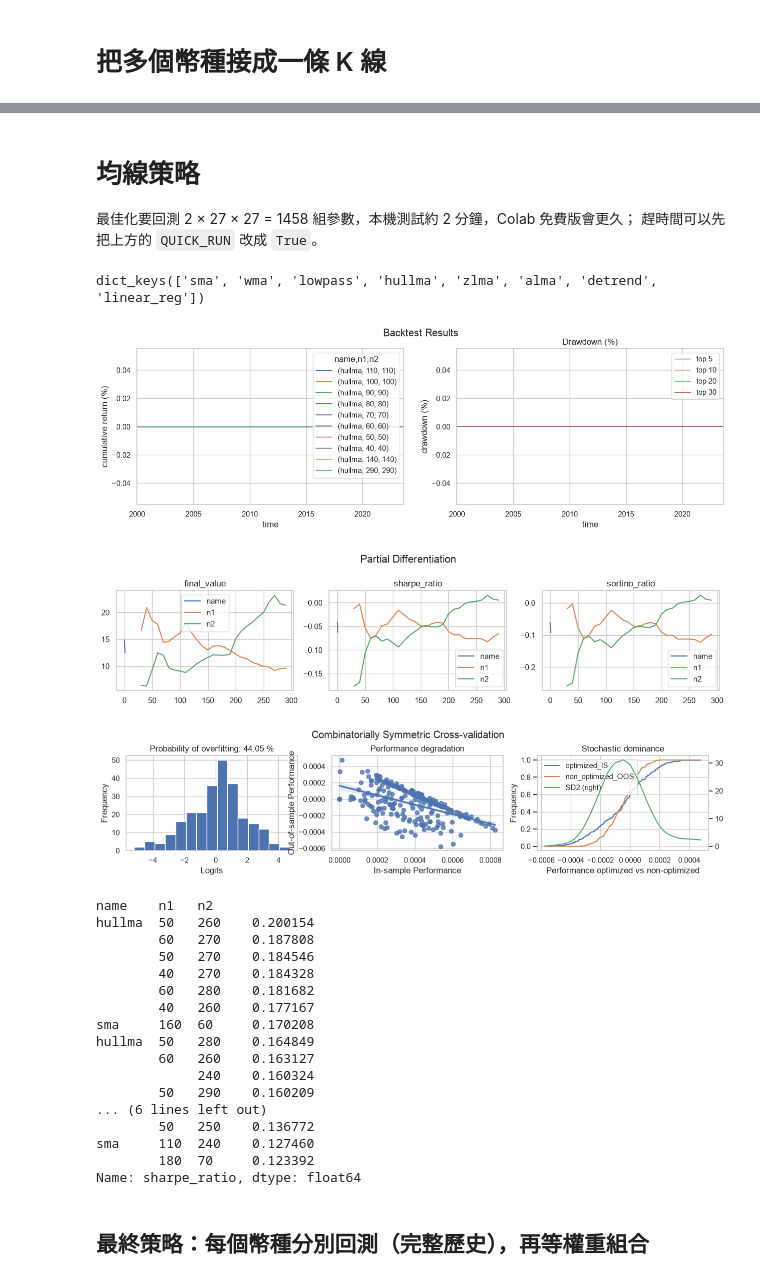
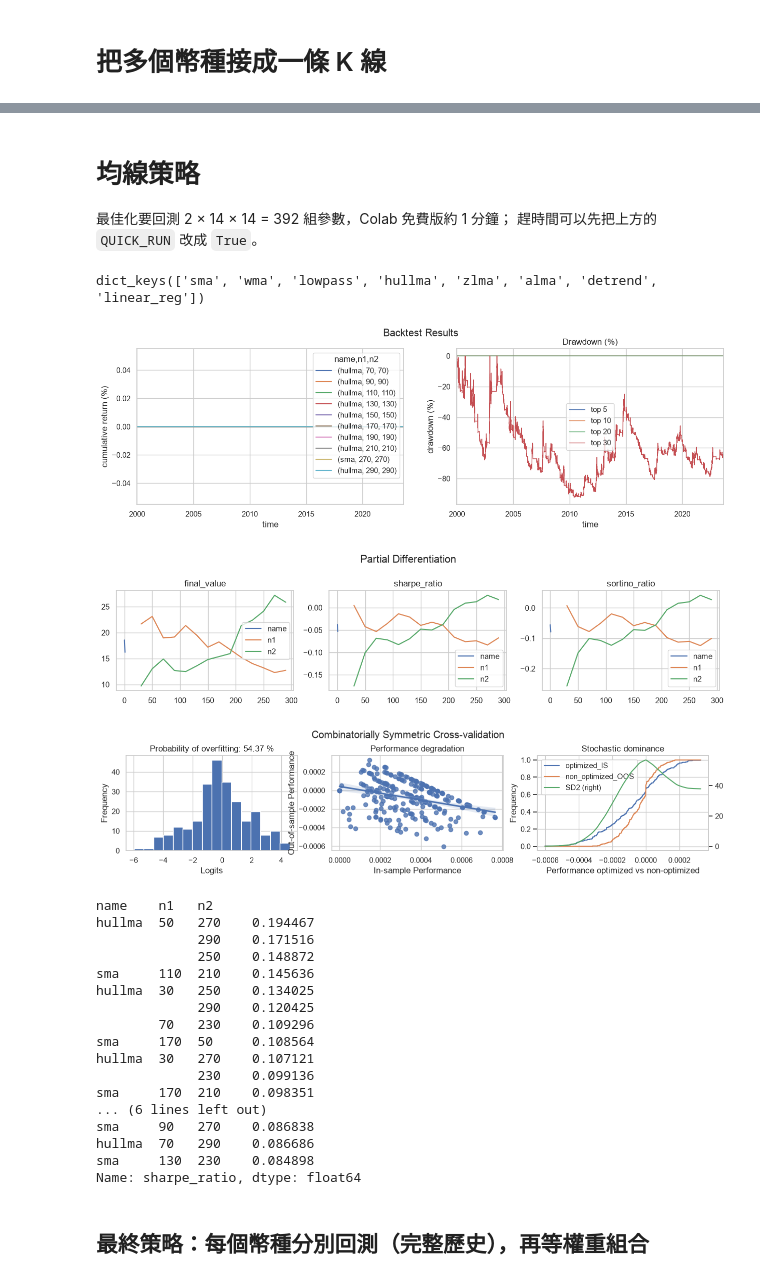
Before and after one commit to finlab-python/hahow-crypto-course, a Jupyter notebook: 7-4_multi_asset_strategies.ipynb, the cells around one changed output, grey strips where cells are left out. Saved outputs shown, nothing was run; the diff lists cells and outputs as text; code cells hidden in the pictures.

```diff
--- a/7-4_multi_asset_strategies.ipynb
+++ b/7-4_multi_asset_strategies.ipynb
@@ -69,7 +69,7 @@ ohlcv_comb.close.plot(logy=True)
 # %% [markdown]
 # 均線策略
 
-最佳化要回測 2 × 27 × 27 = 1458 組參數，本機測試約 2 分鐘，Colab 免費版會更久；
+最佳化要回測 2 × 14 × 14 = 392 組參數，Colab 免費版約 1 分鐘；
 趕時間可以先把上方的 `QUICK_RUN` 改成 `True`。
 # %%
 from finlab_crypto import Strategy
@@ -97,36 +97,36 @@ trends.keys()
 # %% [output]
 dict_keys(['sma', 'wma', 'lowpass', 'hullma', 'zlma', 'alma', 'detrend', 'linear_reg'])
 # %%
-step = 90 if QUICK_RUN else 10
+step = 90 if QUICK_RUN else 20
 portfolio = trend_strategy.backtest(ohlcv_comb, variables={
     'name': ['sma', 'hullma'],
     'n1': np.arange(30, 300, step),
     'n2': np.arange(30, 300, step),
 }, freq='4h', plot=True)
 # %% [output]
-[figure, old version]
+[figure, new version]
-[figure, old version]
+[figure, new version]
-[figure, old version]
+[figure, new version]
 # %%
 # inf 是無限大，先換成空值再排序
 portfolio.sharpe_ratio().replace([np.inf, -np.inf], np.nan).dropna().nlargest(20)
 # %% [output]
 name    n1   n2
-hullma  50   260    0.200154
-        60   270    0.187808
-        50   270    0.184546
-        40   270    0.184328
-        60   280    0.181682
-        40   260    0.177167
-sma     160  60     0.170208
-hullma  50   280    0.164849
-        60   260    0.163127
-             240    0.160324
-        50   290    0.160209
+hullma  50   270    0.194467
+             290    0.171516
+             250    0.148872
+sma     110  210    0.145636
+hullma  30   250    0.134025
+             290    0.120425
+        70   230    0.109296
+sma     170  50     0.108564
+hullma  30   270    0.107121
+             230    0.099136
+sma     170  210    0.098351
 ... (6 lines left out)
-        50   250    0.136772
-sma     110  240    0.127460
-        180  70     0.123392
+sma     90   270    0.086838
+hullma  70   290    0.086686
+sma     130  230    0.084898
 Name: sharpe_ratio, dtype: float64
 # %% [markdown]
 ## 最終策略：每個幣種分別回測（完整歷史），再等權重組合
```
Also changed, not shown: parts of 5 cells of this notebook.
